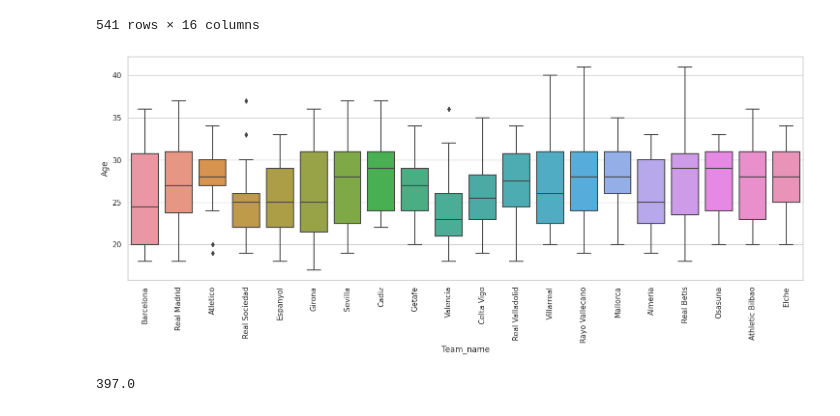
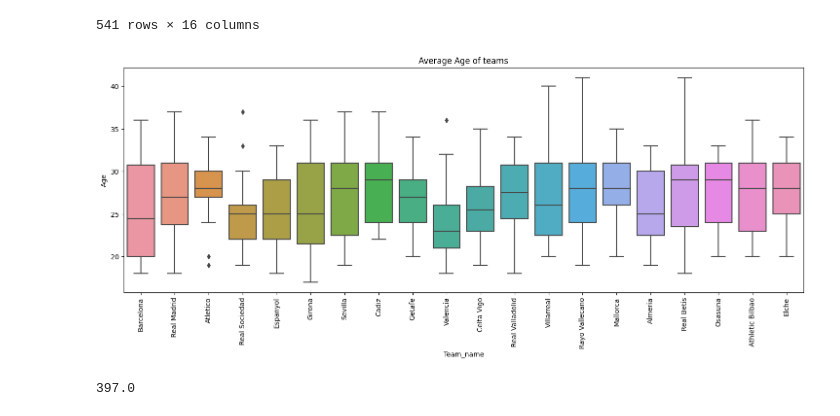
Before and after one commit to ankit-chuahan/Air_bnb_project, a Jupyter notebook: Laliga_2022.ipynb, the cells around one changed output. Saved outputs shown, nothing was run; the diff lists cells and outputs as text; code cells hidden in the pictures.

```diff
--- a/Laliga_2022.ipynb
+++ b/Laliga_2022.ipynb
@@ -278,10 +282,11 @@ laliga
 # %%
 plt.figure(figsize=(18,6))
 sns.boxplot(x='Team_name' , y='Age' ,data=laliga )
 plt.xticks(rotation=90)
+plt.title('Average Age of teams')
 plt.show()
 # %% [output]
-[figure, old version]
+[figure, new version]
 # %%
 laliga['Goals'].sum()
 laliga['Assist'].sum()dodge=0.7
```
Also changed, not shown: parts of 5 cells of this notebook.
